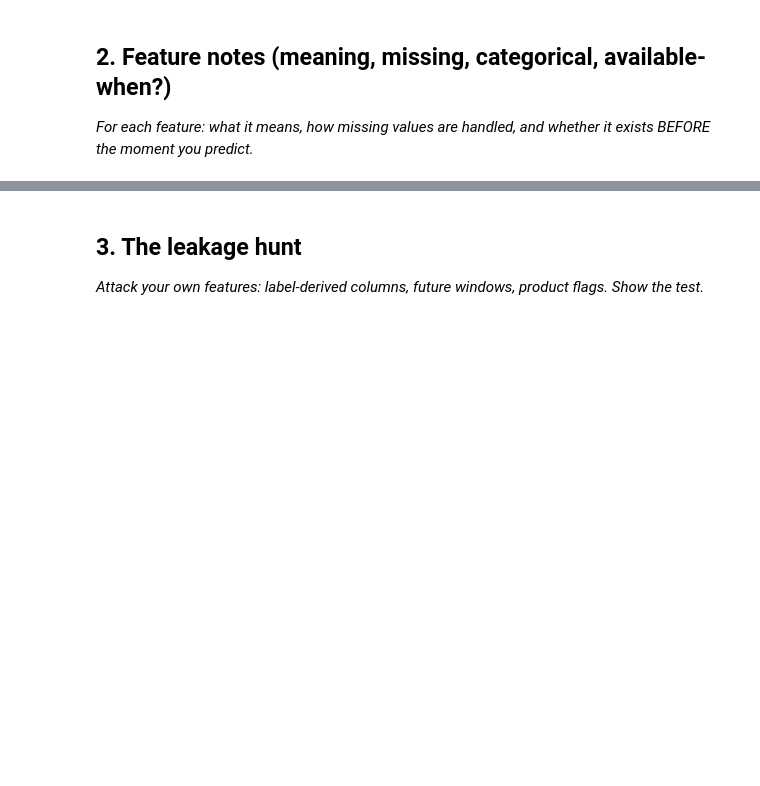
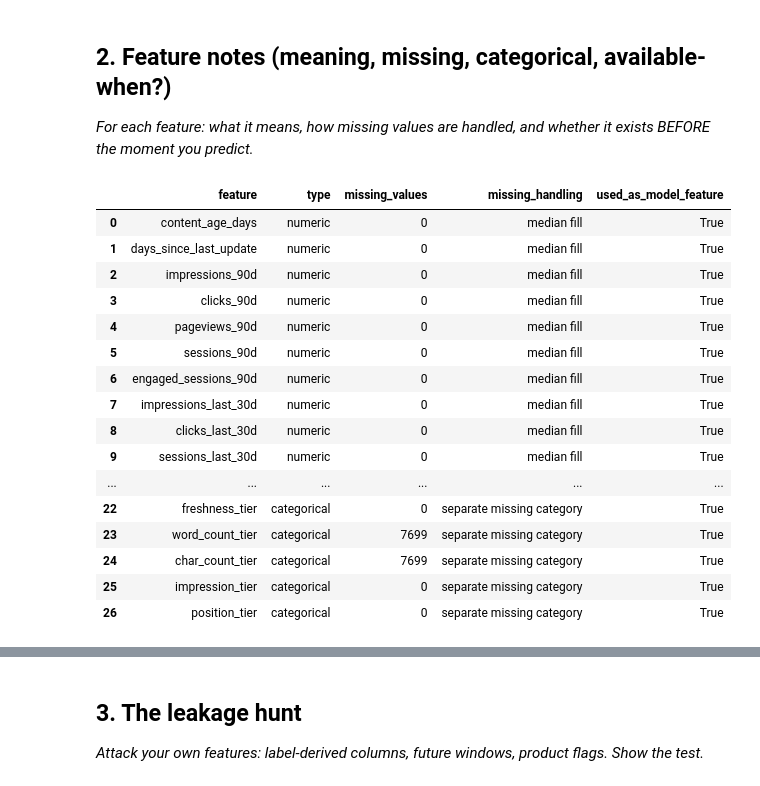
Before and after one commit to UbaidMalik365/flyrank-ml-internship, a Jupyter notebook: work/notebooks/w03_feature_leakage_check.ipynb, the cells around one changed output, grey strips where cells are left out. Drawn from its saved outputs; the diff is of its cells as text; code cells hidden in the pictures; blank space fills up the shorter version.

```diff
--- a/work/notebooks/w03_feature_leakage_check.ipynb
+++ b/work/notebooks/w03_feature_leakage_check.ipynb
@@ -22,0 +109,44 @@ This skeleton is yours to fill. Work the sections **in order** — each one has
+# %%
+# Feature audit table
+
+feature_notes = []
+
+for col in numeric_features:
+    feature_notes.append({
+        "feature": col,
+        "type": "numeric",
+        "missing_values": int(df[col].isna().sum()),
+        "missing_handling": "median fill",
+        "used_as_model_feature": True
+    })
+
+for col in categorical_features:
+    feature_notes.append({
+        "feature": col,
+        "type": "categorical",
+        "missing_values": int(df[col].isna().sum()),
+        "missing_handling": "separate missing category",
+        "used_as_model_feature": True
+    })
+
+feature_notes_df = pd.DataFrame(feature_notes)
+
+display(feature_notes_df)
+# %% [output]
+|  | feature | type | missing_values | missing_handling | used_as_model_feature |
+| 0 | content_age_days | numeric | 0 | median fill | True |
+| 1 | days_since_last_update | numeric | 0 | median fill | True |
+| 2 | impressions_90d | numeric | 0 | median fill | True |
+| 3 | clicks_90d | numeric | 0 | median fill | True |
+| 4 | pageviews_90d | numeric | 0 | median fill | True |
+| 5 | sessions_90d | numeric | 0 | median fill | True |
+| 6 | engaged_sessions_90d | numeric | 0 | median fill | True |
+| 7 | impressions_last_30d | numeric | 0 | median fill | True |
+| 8 | clicks_last_30d | numeric | 0 | median fill | True |
+| 9 | sessions_last_30d | numeric | 0 | median fill | True |
+| ... | ... | ... | ... | ... | ... |
+| 22 | freshness_tier | categorical | 0 | separate missing category | True |
+| 23 | word_count_tier | categorical | 7699 | separate missing category | True |
+| 24 | char_count_tier | categorical | 7699 | separate missing category | True |
+| 25 | impression_tier | categorical | 0 | separate missing category | True |
+| 26 | position_tier | categorical | 0 | separate missing category | True |
```
Also changed, not shown: parts of 12 cells of this notebook.
